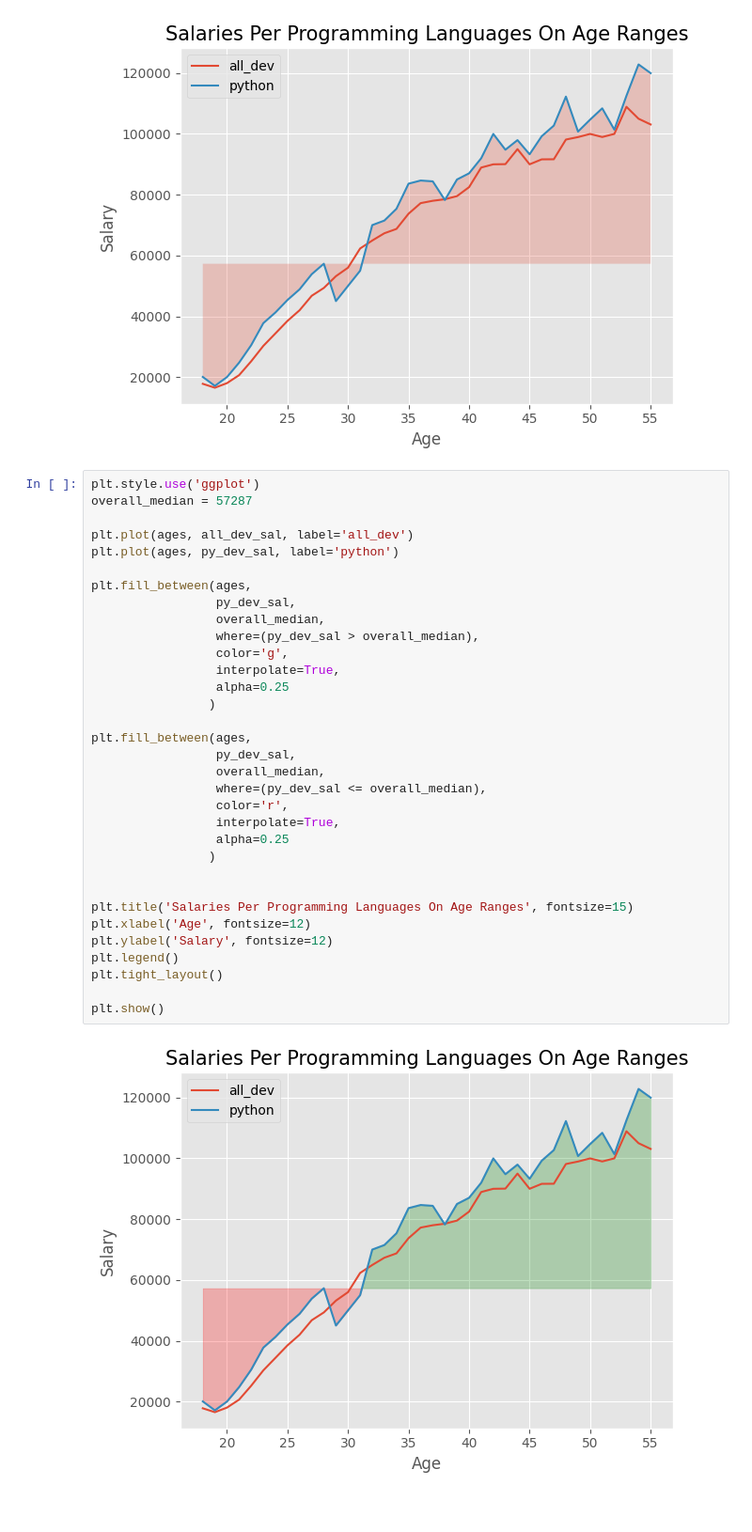
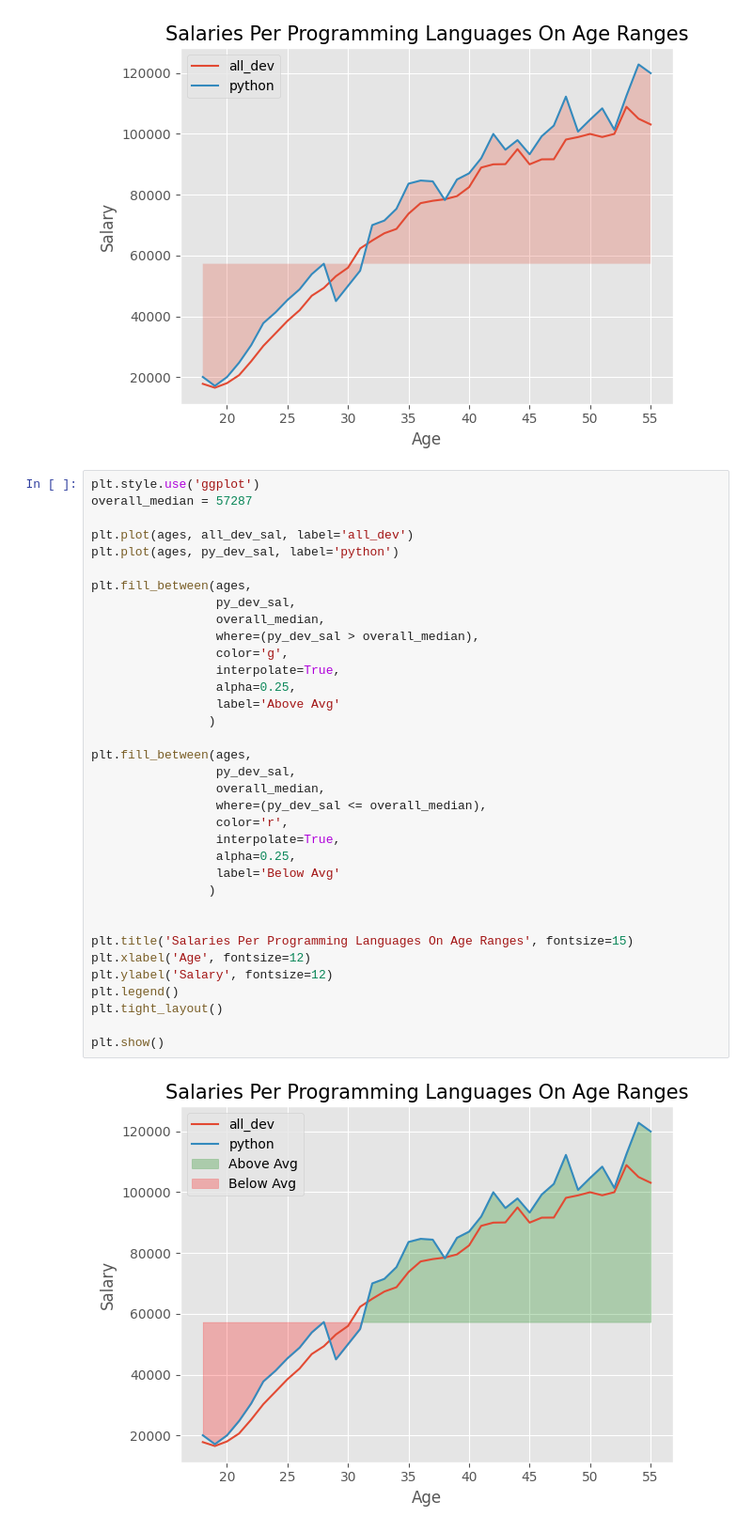
Before and after one commit to MariaRosi/MatplotlibExamples, a Jupyter notebook: fill_line_plot.ipynb, the cells around one changed output. Shown: that part at 94% size. Cells and saved outputs as stored; diff of their text form.

```diff
--- a/fill_line_plot.ipynb
+++ b/fill_line_plot.ipynb
@@ -40,33 +40,35 @@ plt.style.use('ggplot')
 overall_median = 57287
 
 plt.plot(ages, all_dev_sal, label='all_dev')
 plt.plot(ages, py_dev_sal, label='python')
 
 plt.fill_between(ages,
                  py_dev_sal,
                  overall_median,
                  where=(py_dev_sal > overall_median),
                  color='g',
                  interpolate=True,
-                 alpha=0.25
+                 alpha=0.25,
+                 label='Above Avg'
                 )
 
 plt.fill_between(ages,
                  py_dev_sal,
                  overall_median,
                  where=(py_dev_sal <= overall_median),
                  color='r',
                  interpolate=True,
-                 alpha=0.25
+                 alpha=0.25,
+                 label='Below Avg'
                 )
 
 
 plt.title('Salaries Per Programming Languages On Age Ranges', fontsize=15)
 plt.xlabel('Age', fontsize=12)
 plt.ylabel('Salary', fontsize=12)
 plt.legend()
 plt.tight_layout()
 
 plt.show()
 # %% [output]
-[figure, old version]
+[figure, new version]
```
Also changed, not shown: 8 other files.
